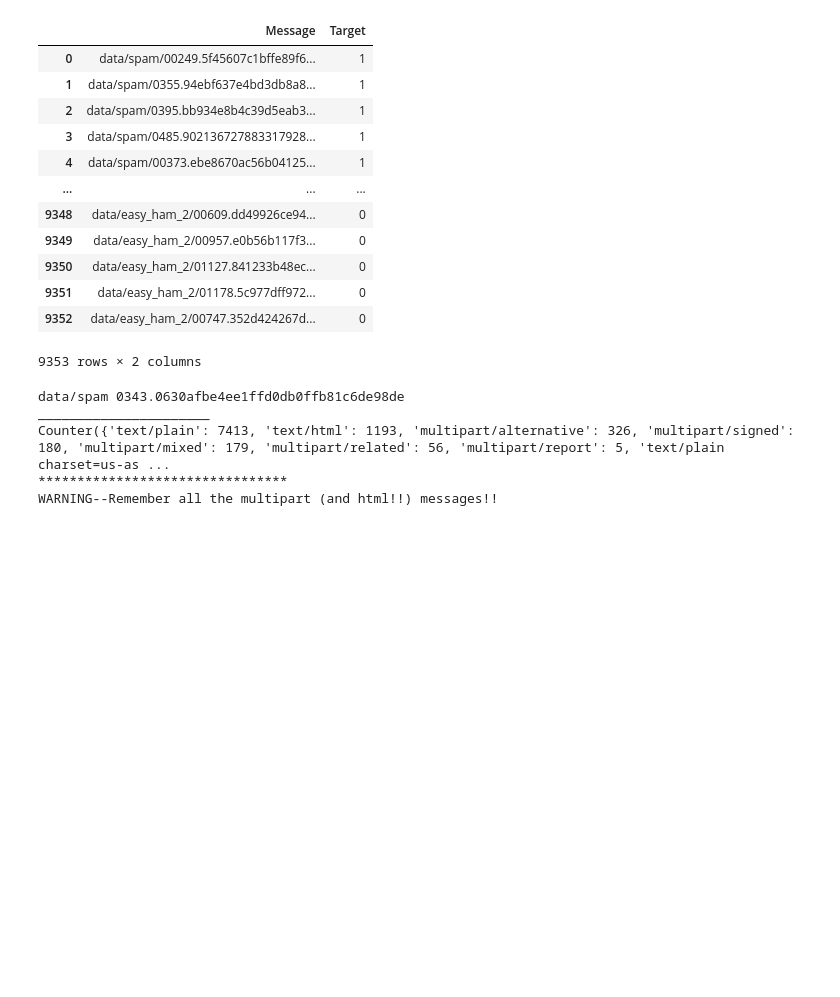
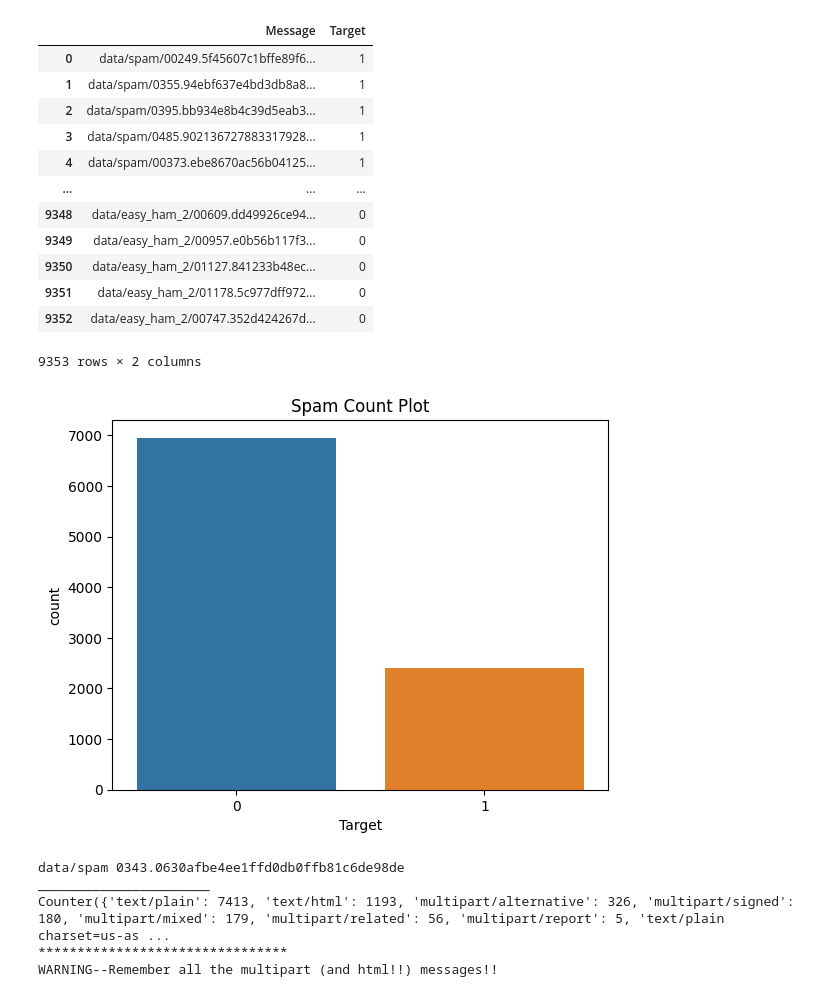
Before and after one commit to Mr-Chang95/Spam-Classification-with-KMeans-Clustering, a Jupyter notebook: project_draft.ipynb, the cells around one changed output. Drawn from its saved outputs; the diff is of its cells as text; code cells hidden in the pictures; blank space fills up the shorter version.

Commit message:
Add graph to KMeans

```diff
--- a/project_draft.ipynb
+++ b/project_draft.ipynb
@@ -69,6 +71,11 @@ data
 | 9351 | data/easy_ham_2/01178.5c977dff972... | 0 |
 | 9352 | data/easy_ham_2/00747.352d424267d... | 0 |
 9353 rows × 2 columns
+# %%
+sns.countplot(data = data, x = "Target")
+plt.title("Spam Count Plot");
+# %% [output]
+[figure, added]
 # %%
 """
 Lets count the types of messages we have first
```
Also changed, not shown: parts of 8 cells of this notebook.
